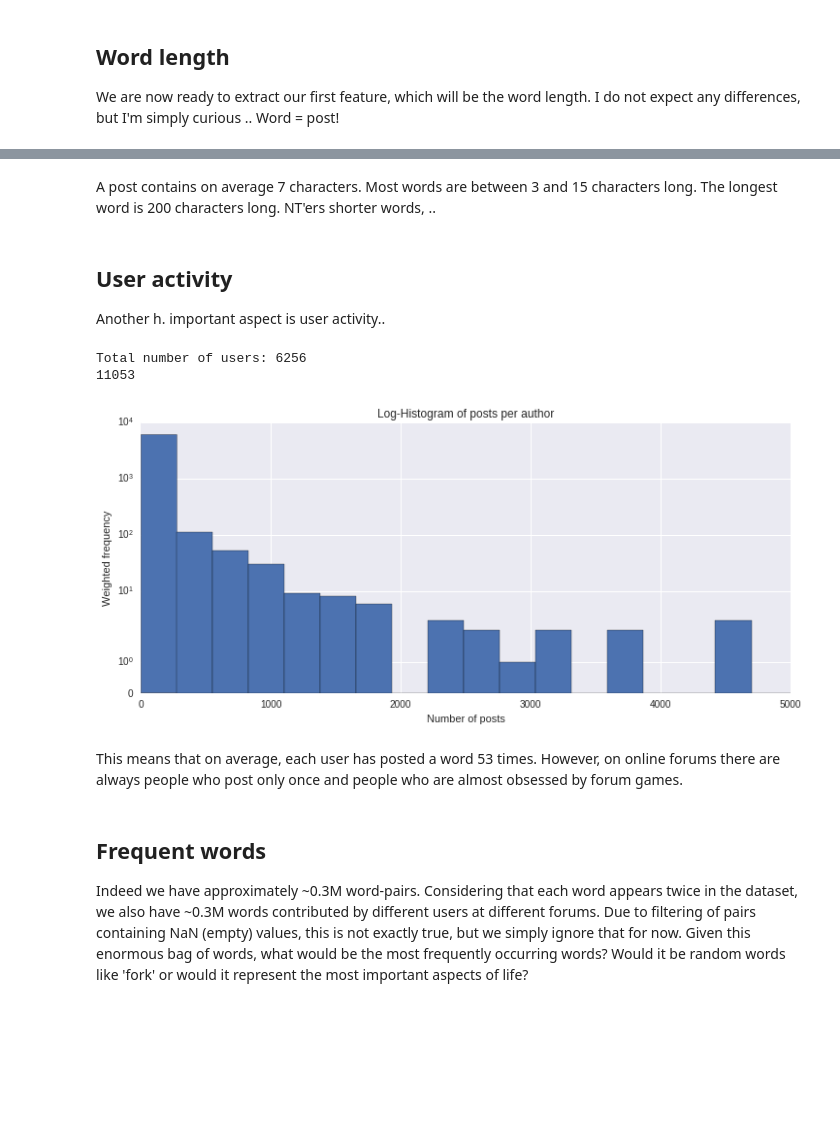
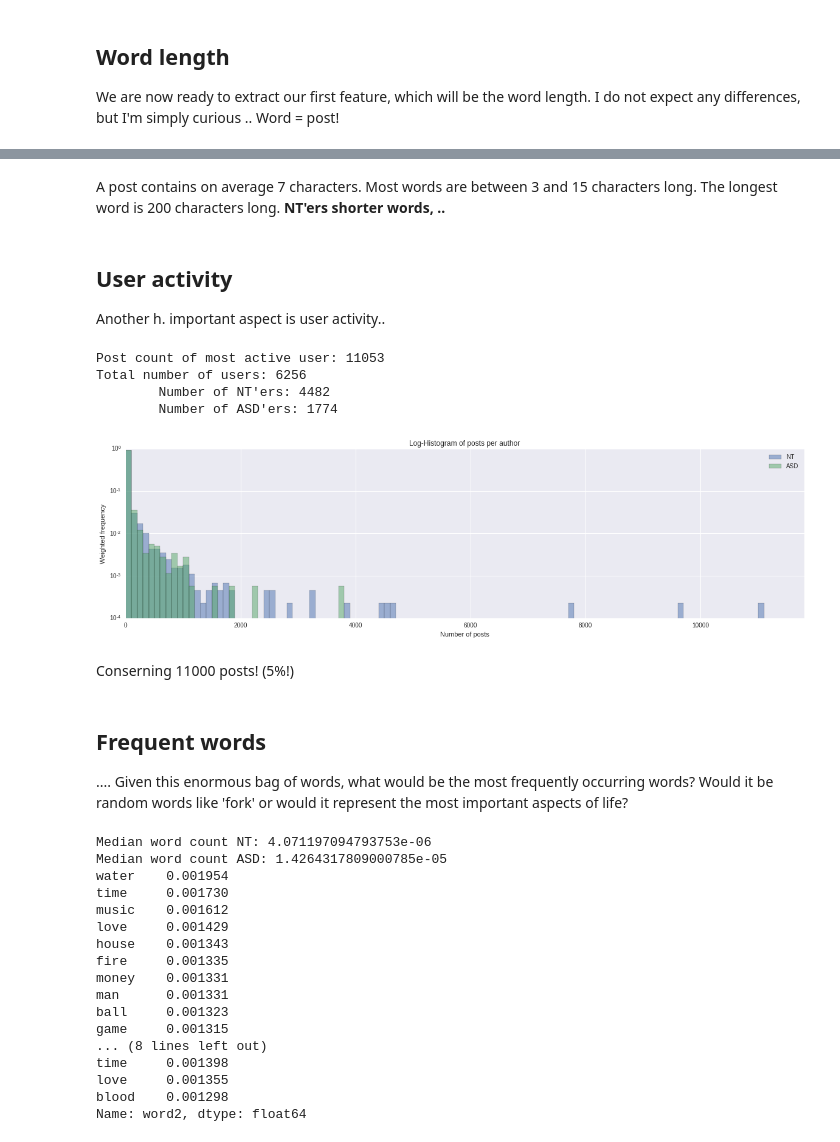
Before and after one commit to louweal/wordgame, a Jupyter notebook: notebooks/Wordgame Data Analysis.ipynb, the cells around one changed output, grey strips where cells are left out. Saved outputs shown, nothing was run; the diff lists cells and outputs as text; code cells hidden in the pictures; blank space fills up the shorter version.

```diff
--- a/notebooks/Wordgame Data Analysis.ipynb
+++ b/notebooks/Wordgame Data Analysis.ipynb
@@ -91,35 +77,80 @@ Name: len2, dtype: float64
 # %% [markdown]
-A post contains on average 7 characters. Most words are between 3 and 15 characters long. The longest word is 200 characters long. NT'ers shorter words, ..
+A post contains on average 7 characters. Most words are between 3 and 15 characters long. The longest word is 200 characters long. **NT'ers shorter words, ..**
 # %% [markdown]
 ## User activity
 Another h. important aspect is user activity..
 # %%
 #
+print("Post count of most active user: " + str(df['author'].value_counts().max()))
 print("Total number of users: " + str(len(df.groupby(['author']))))
-print(df['author'].value_counts().max())
-
 
 #Plot
-plt.figure(figsize=(12, 5))
-plt.hist(df['author'].value_counts(), bins=40)
-plt.yscale('symlog')
+nt = df[df['nt']]
+nt = nt['author'].value_counts()
+asd = df[df['nt']==False]
+asd = asd['author'].value_counts()
+print("\tNumber of NT'ers: " + str(len(nt)))
+print("\tNumber of ASD'ers: " + str(len(asd)))
+
+bins = np.arange(1,11800,100)
+w1 = np.ones_like(nt)/len(nt)
+w2 = np.ones_like(asd)/len(asd)
+
+plt.figure(figsize=(20, 5))
+plt.hist(nt, bins=bins, alpha=0.5, label="NT", weights=w1)
+plt.hist(asd, bins=bins, alpha=0.5, label="ASD", weights=w2)
+plt.yscale('log')
 plt.title('Log-Histogram of posts per author')
 plt.xlabel('Number of posts')
 plt.ylabel('Weighted frequency')
+plt.legend(loc='upper right')
 axes = plt.gca()
-axes.set_xlim([1,5000])
+axes.set_xlim([1,11800])
 plt.show()
 # %% [output]
+Post count of most active user: 11053
 Total number of users: 6256
-11053
+        Number of NT'ers: 4482
+        Number of ASD'ers: 1774
-[figure, old version]
+[figure, new version]
-# %% [markdown]
-This means that on average, each user has posted a word 53 times. However, on online forums there are always people who post only once and people who are almost obsessed by forum games.
+# %% [markdown]
+Conserning 11000 posts! (5%!)
 # %% [markdown]
 ## Frequent words
-Indeed we have approximately ~0.3M word-pairs. Considering that each word appears twice in the dataset, we also have ~0.3M words contributed by different users at different forums. Due to filtering of pairs containing NaN (empty) values, this is not exactly true, but we simply ignore that for now. Given this enormous bag of words, what would be the most frequently occurring words? Would it be random words like 'fork' or would it represent the most important aspects of life?
+....
+Given this enormous bag of words, what would be the most frequently occurring words? Would it be random words like 'fork' or would it represent the most important aspects of life?
 # %%
-# convert all words to lowercase, otherwise 'Fork' and 'fork' will be counted seperately
+# convert all words to lowercase
 df['word1'] = df['word1'].map(str).apply(lambda x: x.lower())
 df['word2'] = df['word2'].map(str).apply(lambda x: x.lower())
-print(df['word2'].value_counts().head(7))
+#print(df['word2'].value_counts().head(7))
+
+nt = df[df['nt']]
+asd = df[df['nt']==False]
+
+#relative word count
+nt = (nt['word2'].value_counts()/len(nt))
+asd = (asd['word2'].value_counts()/len(asd))
+#print("Median word probability NT: " +str(nt.median()))
+#print("Median word probability ASD: " +str(asd.median()))
+
+print(nt.head(10))
+print(asd.head(10))
+# %% [output]
+Median word count NT: 4.071197094793753e-06
+Median word count ASD: 1.4264317809000785e-05
+water    0.001954
+time     0.001730
+music    0.001612
+love     0.001429
+house    0.001343
+fire     0.001335
+money    0.001331
+man      0.001331
+ball     0.001323
+game     0.001315
+... (8 lines left out)
+time     0.001398
+love     0.001355
+blood    0.001298
+Name: word2, dtype: float64
```
Also changed, not shown: parts of 12 cells of this notebook.
